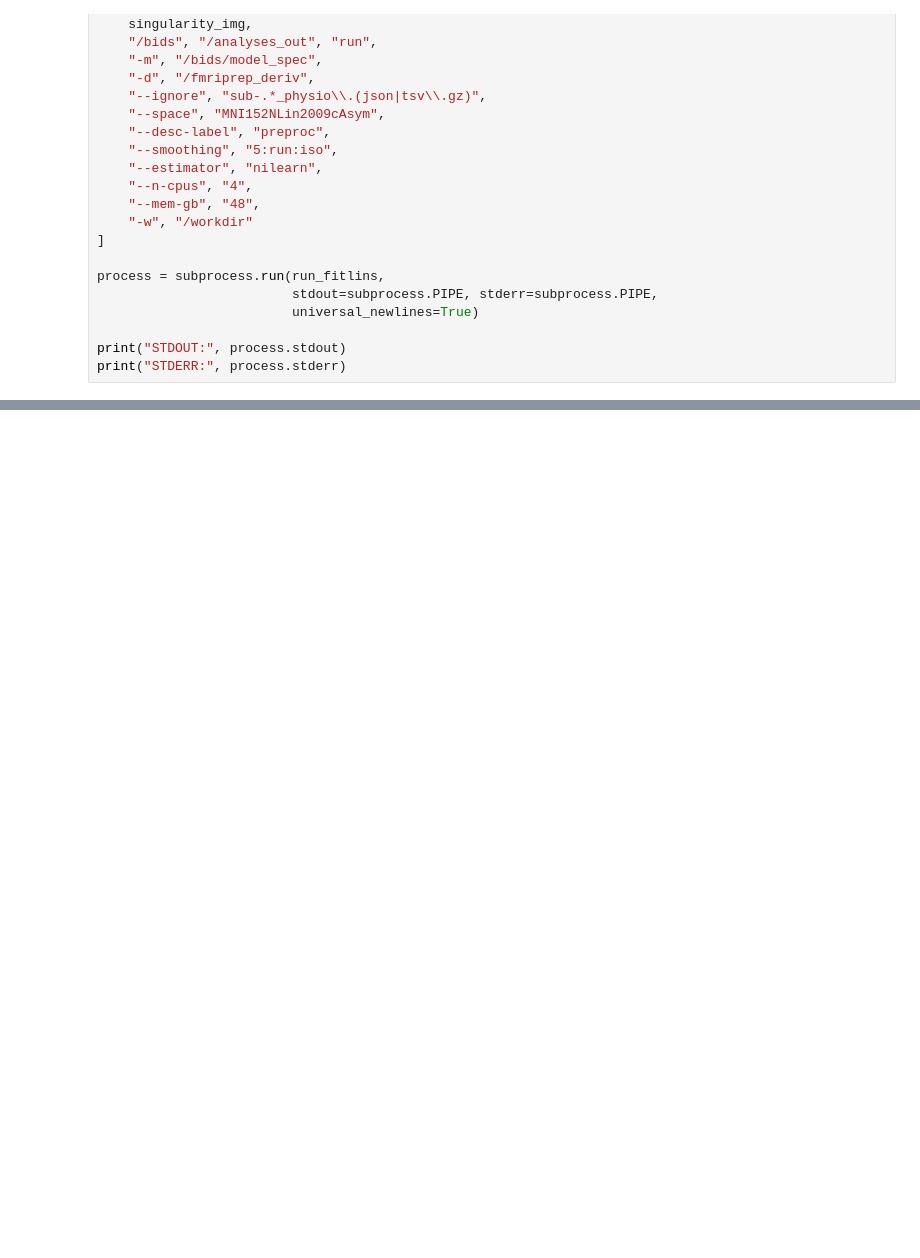
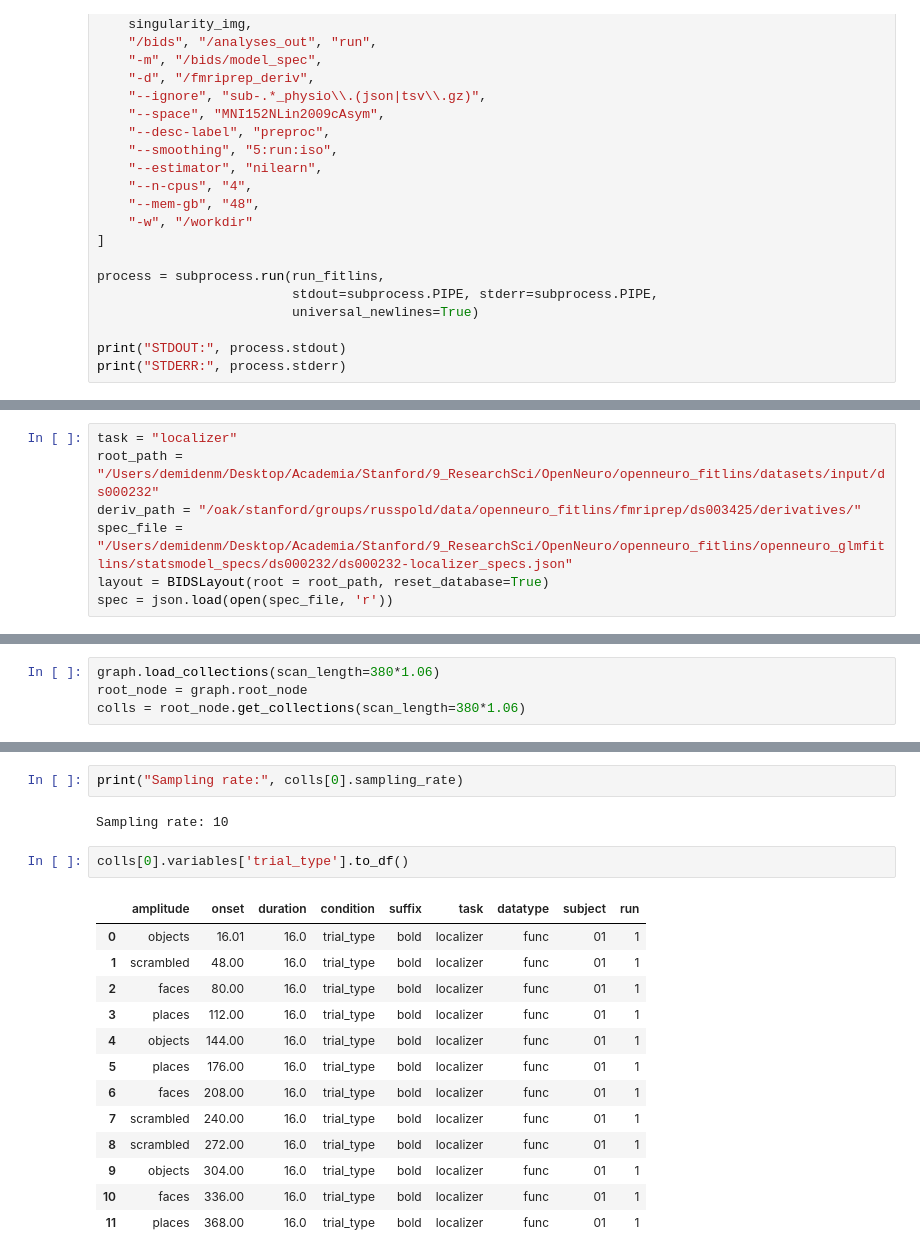
Before and after one commit to lobennett/openneuro_glmfitlins, a Jupyter notebook: scripts/troubleshoot_bids-stats-model.ipynb, the cells around one changed output, grey strips where cells are left out. Saved outputs shown, nothing was run; the diff lists cells and outputs as text; blank space fills up the shorter version.

```diff
--- a/scripts/troubleshoot_bids-stats-model.ipynb
+++ b/scripts/troubleshoot_bids-stats-model.ipynb
@@ -170,0 +175,7 @@ print("STDERR:", process.stderr)
+# %%
+task = "localizer"
+root_path = "/Users/demidenm/Desktop/Academia/Stanford/9_ResearchSci/OpenNeuro/openneuro_fitlins/datasets/input/ds000232"
+deriv_path = "/oak/stanford/groups/russpold/data/openneuro_fitlins/fmriprep/ds003425/derivatives/"
+spec_file = "/Users/demidenm/Desktop/Academia/Stanford/9_ResearchSci/OpenNeuro/openneuro_fitlins/openneuro_glmfitlins/statsmodel_specs/ds000232/ds000232-localizer_specs.json"
+layout = BIDSLayout(root = root_path, reset_database=True)
+spec = json.load(open(spec_file, 'r'))
@@ -170,0 +188,4 @@ print("STDERR:", process.stderr)
+# %%
+graph.load_collections(scan_length=380*1.06)
+root_node = graph.root_node
+colls = root_node.get_collections(scan_length=380*1.06)
@@ -170,0 +231,20 @@ print("STDERR:", process.stderr)
+# %%
+print("Sampling rate:", colls[0].sampling_rate)
+# %% [output]
+Sampling rate: 10
+# %%
+colls[0].variables['trial_type'].to_df()
+# %% [output]
+|  | amplitude | onset | duration | condition | suffix | task | datatype | subject | run |
+| 0 | objects | 16.01 | 16.0 | trial_type | bold | localizer | func | 01 | 1 |
+| 1 | scrambled | 48.00 | 16.0 | trial_type | bold | localizer | func | 01 | 1 |
+| 2 | faces | 80.00 | 16.0 | trial_type | bold | localizer | func | 01 | 1 |
+| 3 | places | 112.00 | 16.0 | trial_type | bold | localizer | func | 01 | 1 |
+| 4 | objects | 144.00 | 16.0 | trial_type | bold | localizer | func | 01 | 1 |
+| 5 | places | 176.00 | 16.0 | trial_type | bold | localizer | func | 01 | 1 |
+| 6 | faces | 208.00 | 16.0 | trial_type | bold | localizer | func | 01 | 1 |
+| 7 | scrambled | 240.00 | 16.0 | trial_type | bold | localizer | func | 01 | 1 |
+| 8 | scrambled | 272.00 | 16.0 | trial_type | bold | localizer | func | 01 | 1 |
+| 9 | objects | 304.00 | 16.0 | trial_type | bold | localizer | func | 01 | 1 |
+| 10 | faces | 336.00 | 16.0 | trial_type | bold | localizer | func | 01 | 1 |
+| 11 | places | 368.00 | 16.0 | trial_type | bold | localizer | func | 01 | 1 |
```
Also changed, not shown: parts of 14 cells of this notebook, 8 other files.
